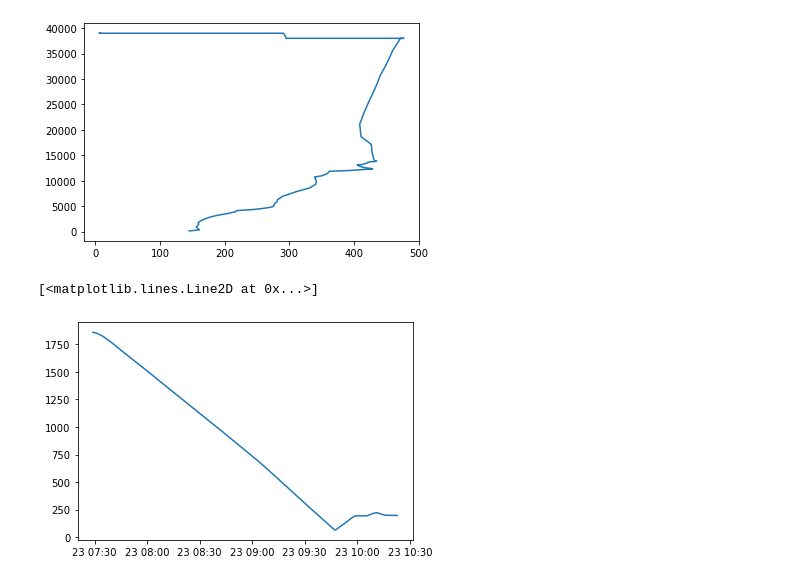
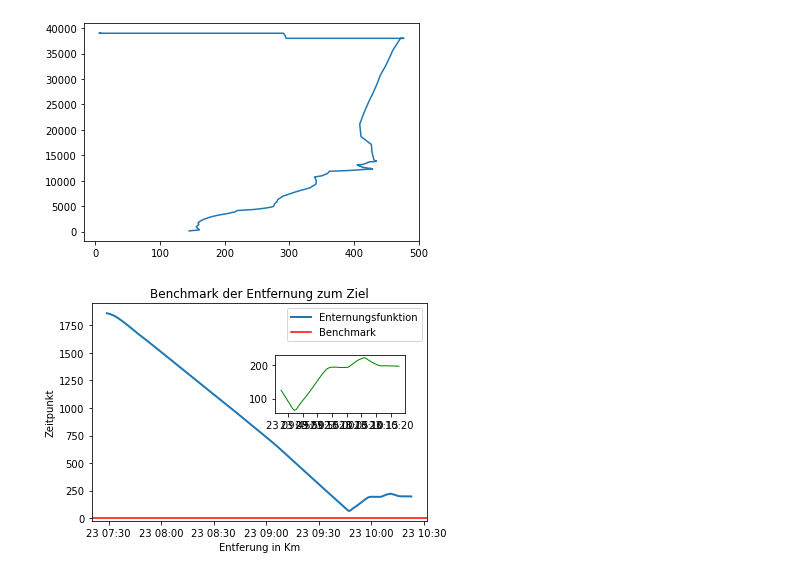
Before and after one commit to timo282/Ryanair_Flight_FR4978, a Jupyter notebook: Posterpräsentation_Jonas.ipynb, the cells around one changed output. Cells and saved outputs as stored; diff of their text form; code cells hidden in the pictures.

```diff
--- a/Posterpräsentation_Jonas.ipynb
+++ b/Posterpräsentation_Jonas.ipynb
@@ -95,18 +101,38 @@ def distance(s_lat, s_lng, e_lat, e_lng): #Source: https://stackoverflow.com/que
    d = np.sin((e_lat - s_lat)/2)**2 + np.cos(s_lat)*np.cos(e_lat) * np.sin((e_lng - s_lng)/2)**2
 
    return 2 * R * np.arcsin(np.sqrt(d))
-# %%
-xyPos = []
-
-#Erstelle Liste der Entfernungen zu jedem Zeitpunkt
-iteration = 0
-for i in df_belarus["Position"]:
-    split = df_belarus["Position"].get(iteration).split(',')
-    xyPos.append(distance(float(split[0]), float(split[1]), float(54.641434), float(25.28158)))
-
-    iteration += 1
-
-plt.plot(df_belarus["UTC"], xyPos)
-# %% [output]
-[<matplotlib.lines.Line2D at 0x...>]
-[figure, removed]
+# %%
+xyPos = []
+time_zoom = []
+xyPos_zoom = []
+
+#Erstelle Liste der Entfernungen zu jedem Zeitpunkt
+iteration = 0
+for i in df_belarus["Position NS"]:
+    #split = df_belarus["Position"].get(iteration).split(',')   #Legacy aus alter csv Datei
+    #xyPos.append(distance(float(split[0]), float(split[1]), float(54.641434), float(25.28158)))
+    xyPos.append(distance(float(df_belarus["Position NS"].get(iteration)), float(df_belarus["Position OW"].get(iteration)), float(54.641434), float(25.28158)))
+
+    iteration += 1
+
+iteration = 0
+for i in df_belarus["UTC"]:
+    if iteration > 192:
+        time_zoom.append(df_belarus["UTC"].get(iteration))
+        xyPos_zoom.append(distance(float(df_belarus["Position NS"].get(iteration)), float(df_belarus["Position OW"].get(iteration)), float(54.641434), float(25.28158)))
+
+    iteration += 1
+
+plt.title('Benchmark der Entfernung zum Ziel')
+plt.ylabel('Zeitpunkt')
+plt.xlabel('Entferung in Km')
+plt.plot(df_belarus["UTC"], xyPos, lw=2, label="Enternungsfunktion")
+plt.axhline(y=0, color='r', label='Benchmark')
+plt.legend()
+axes = plt.axes([.55, .5, .30, .20])
+axes.plot(time_zoom, xyPos_zoom, lw=1, label="Zoom", c='green')
+#axes.legend()
+plt.show()
+#plt.savefig('Entfernung.png')
+# %% [output]
+[figure, added]
```
Also changed, not shown: parts of 4 cells of this notebook.
